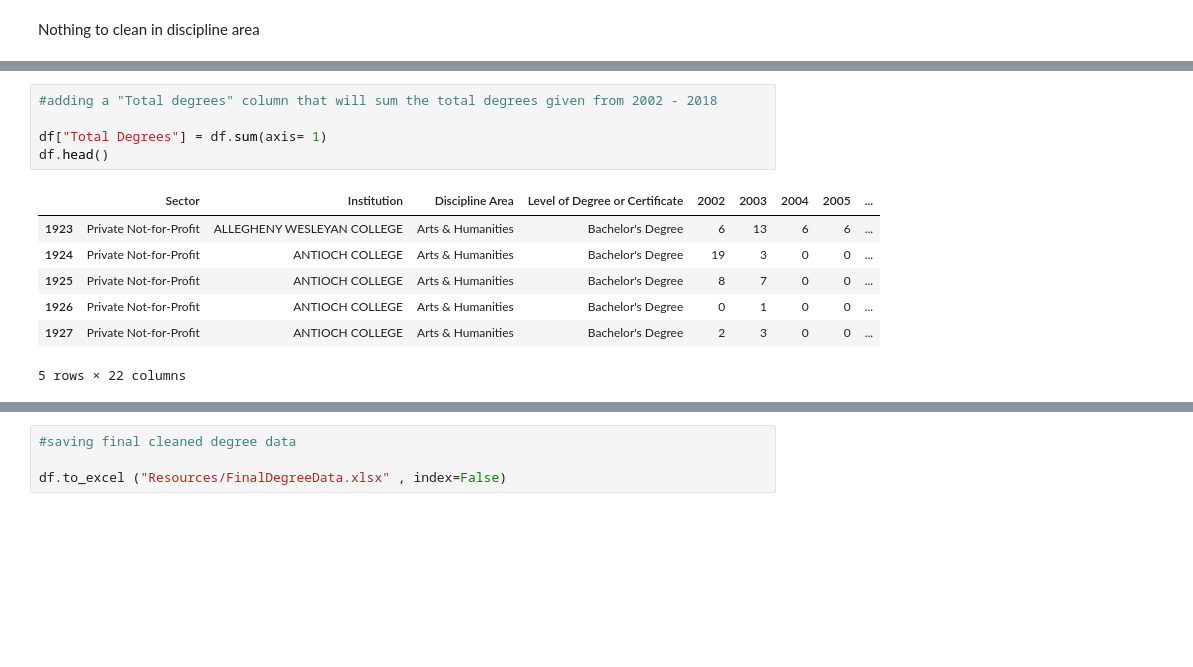
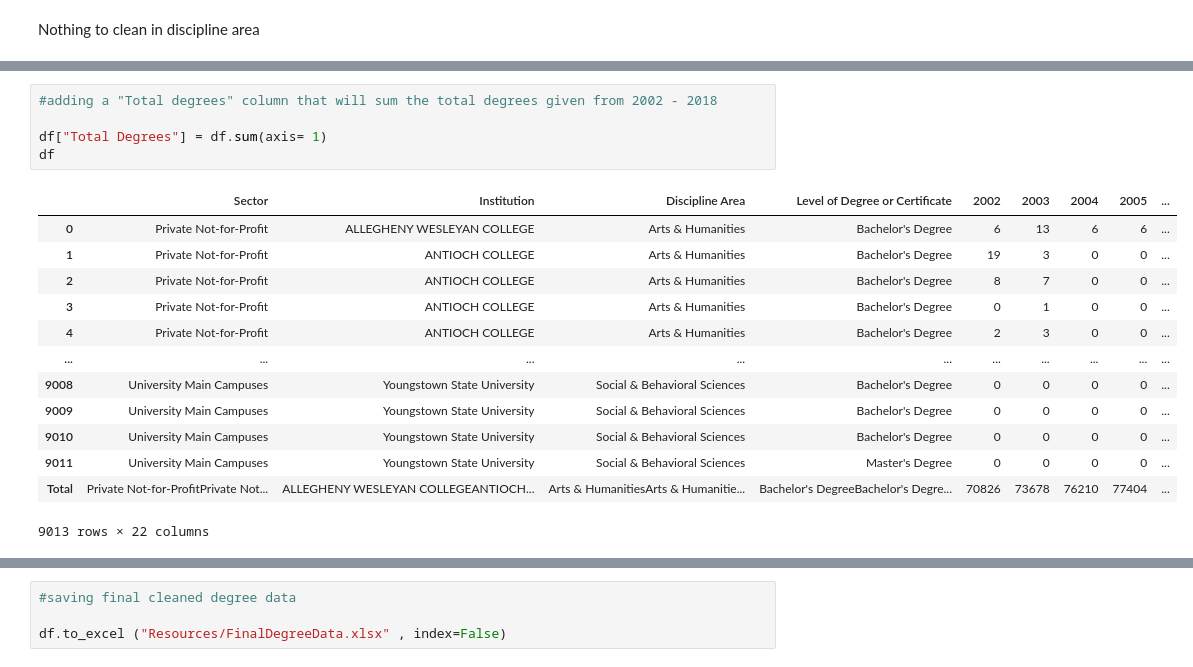
Before and after one commit to AntwonS116/Project-Ohio-College-Analysis, a Jupyter notebook: data.ipynb, the cells around one changed output, grey strips where cells are left out. Saved outputs shown, nothing was run; the diff lists cells and outputs as text; blank space fills up the shorter version.

```diff
--- a/data.ipynb
+++ b/data.ipynb
@@ -256,13 +265,19 @@ df.head()
 # %%
 #adding a "Total degrees" column that will sum the total degrees given from 2002 - 2018
 
 df["Total Degrees"] = df.sum(axis= 1)
-df.head()
+df
 # %% [output]
 |  | Sector | Institution | Discipline Area | Level of Degree or Certificate | 2002 | 2003 | 2004 | 2005 | ... |
-| 1923 | Private Not-for-Profit | ALLEGHENY WESLEYAN COLLEGE | Arts & Humanities | Bachelor's Degree | 6 | 13 | 6 | 6 | ... |
-| 1924 | Private Not-for-Profit | ANTIOCH COLLEGE | Arts & Humanities | Bachelor's Degree | 19 | 3 | 0 | 0 | ... |
-| 1925 | Private Not-for-Profit | ANTIOCH COLLEGE | Arts & Humanities | Bachelor's Degree | 8 | 7 | 0 | 0 | ... |
-| 1926 | Private Not-for-Profit | ANTIOCH COLLEGE | Arts & Humanities | Bachelor's Degree | 0 | 1 | 0 | 0 | ... |
-| 1927 | Private Not-for-Profit | ANTIOCH COLLEGE | Arts & Humanities | Bachelor's Degree | 2 | 3 | 0 | 0 | ... |
+| 0 | Private Not-for-Profit | ALLEGHENY WESLEYAN COLLEGE | Arts & Humanities | Bachelor's Degree | 6 | 13 | 6 | 6 | ... |
+| 1 | Private Not-for-Profit | ANTIOCH COLLEGE | Arts & Humanities | Bachelor's Degree | 19 | 3 | 0 | 0 | ... |
+| 2 | Private Not-for-Profit | ANTIOCH COLLEGE | Arts & Humanities | Bachelor's Degree | 8 | 7 | 0 | 0 | ... |
+| 3 | Private Not-for-Profit | ANTIOCH COLLEGE | Arts & Humanities | Bachelor's Degree | 0 | 1 | 0 | 0 | ... |
+| 4 | Private Not-for-Profit | ANTIOCH COLLEGE | Arts & Humanities | Bachelor's Degree | 2 | 3 | 0 | 0 | ... |
+| ... | ... | ... | ... | ... | ... | ... | ... | ... | ... |
+| 9008 | University Main Campuses | Youngstown State University | Social & Behavioral Sciences | Bachelor's Degree | 0 | 0 | 0 | 0 | ... |
+| 9009 | University Main Campuses | Youngstown State University | Social & Behavioral Sciences | Bachelor's Degree | 0 | 0 | 0 | 0 | ... |
+| 9010 | University Main Campuses | Youngstown State University | Social & Behavioral Sciences | Bachelor's Degree | 0 | 0 | 0 | 0 | ... |
+| 9011 | University Main Campuses | Youngstown State University | Social & Behavioral Sciences | Master's Degree | 0 | 0 | 0 | 0 | ... |
+| Total | Private Not-for-ProfitPrivate Not... | ALLEGHENY WESLEYAN COLLEGEANTIOCH... | Arts & HumanitiesArts & Humanitie... | Bachelor's DegreeBachelor's Degre... | 70826 | 73678 | 76210 | 77404 | ... |
-5 rows × 22 columns
+9013 rows × 22 columns
```
Also changed, not shown: parts of 10 cells of this notebook, 2 other files.
